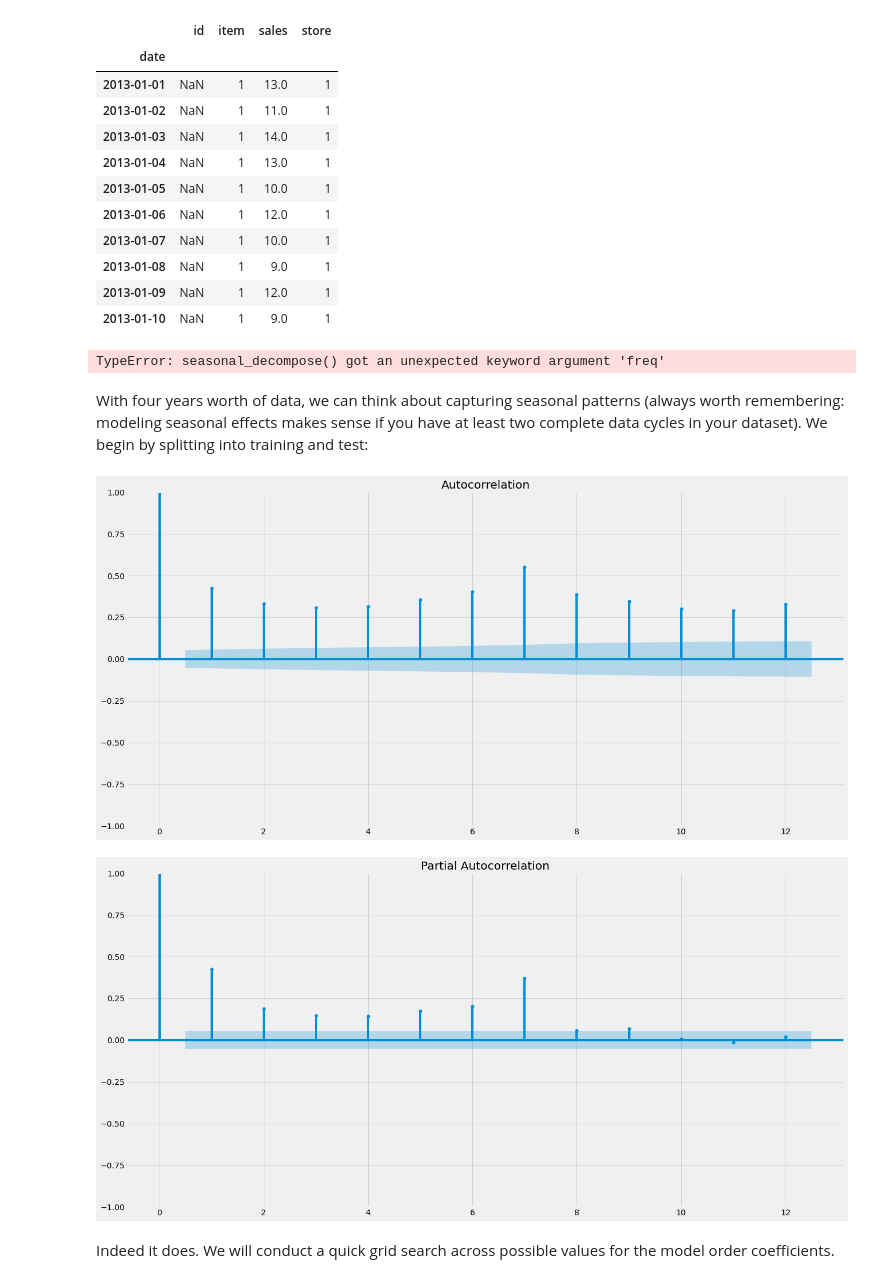
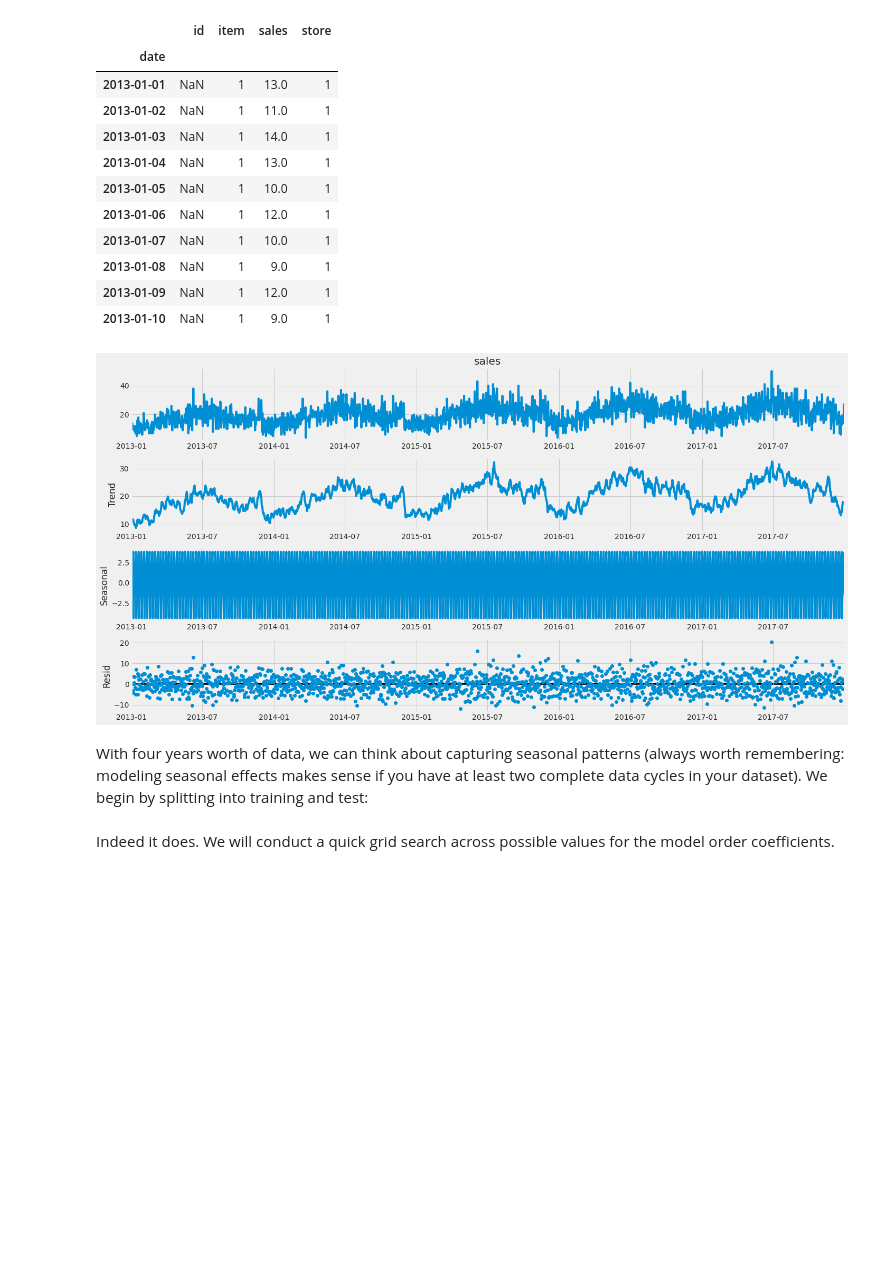
Before and after one commit to mkingopng/time_series_toolbox, a Jupyter notebook: ts_2_linear_vision.ipynb, the cells around one changed output. Cells and saved outputs as stored; diff of their text form; code cells hidden in the pictures; blank space fills up the shorter version.

```diff
--- a/ts_2_linear_vision.ipynb
+++ b/ts_2_linear_vision.ipynb
@@ -534,8 +531,8 @@ We are in a position to combine all the building blocks and solve a real-life pr
 https://www.kaggle.com/c/demand-forecasting-kernels-only
 # %%
 # load the data
-train = pd.read_csv('/home/noone/Documents/GitHub/time_series/data/ts_w_konrad_data/demand_forecasting_kernals_only/train.csv' ,parse_dates=['date'],index_col='date')
-test = pd.read_csv('/home/noone/Documents/GitHub/time_series/data/ts_w_konrad_data/demand_forecasting_kernals_only/test.csv', parse_dates=['date'],index_col='date')
+train = pd.read_csv('data/demand_forecasting_kernals_only/train.csv' ,parse_dates=['date'],index_col='date')
+test = pd.read_csv('data/demand_forecasting_kernals_only/test.csv', parse_dates=['date'],index_col='date')
 df = pd.concat([train,test],sort=True)
 # %%
 # we subset to one item x store combination
@@ -556,11 +553,11 @@ buf.head(10)
 | 2013-01-10 | NaN | 1 | 9.0 | 1 |
 # %%
 # what do the components look like?
-decomposition = seasonal_decompose(buf.sales.dropna(),freq=365)  # fix_me
+decomposition = seasonal_decompose(buf.sales.dropna())  # fix_me
 figure = decomposition.plot()
 plt.show()
 # %% [output]
-TypeError: seasonal_decompose() got an unexpected keyword argument 'freq'
+[figure, added]
 # %% [markdown]
 With four years worth of data, we can think about capturing seasonal patterns (always worth remembering: modeling seasonal effects makes sense if you have at least two complete data cycles in your dataset). We begin by splitting into training and test:
 # %%
@@ -570,13 +567,10 @@ x0 = buf['sales'][tr_start:tr_end].dropna()
 x1 = buf['sales'][te_start:te_end].dropna()
 # %%
 # examine autocorrelation
-plot_acf(x0, lags = 12)
+plot_acf(x0, lags=12)
 print()
-plot_pacf(x0, lags = 12)
+plot_pacf(x0, lags=12)
 print()
-# %% [output]
-[figure, removed]
-[figure, removed]
 # %% [markdown]
 Indeed it does. We will conduct a quick grid search across possible values for the model order coefficients.
 # %%
```
Also changed, not shown: parts of 26 cells of this notebook, 11 other files.
